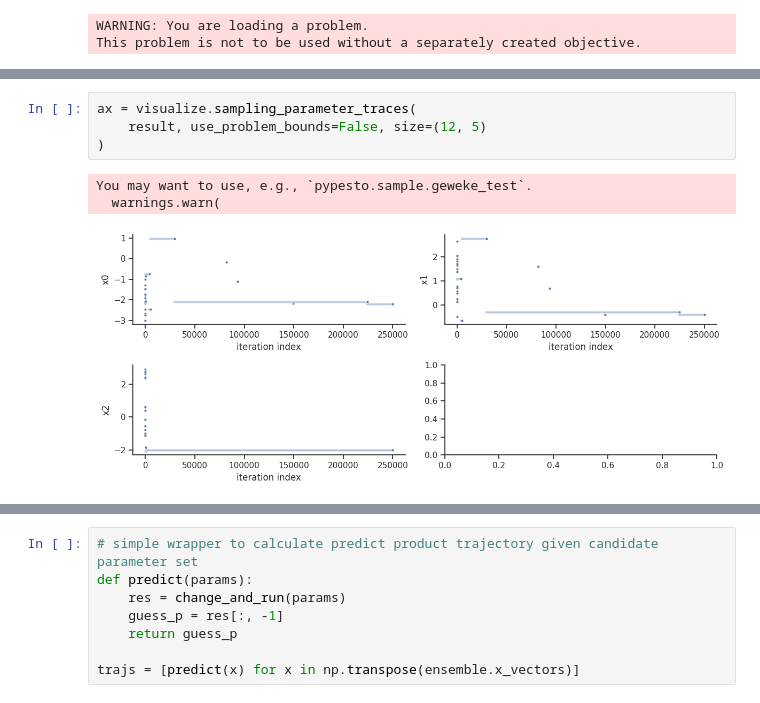
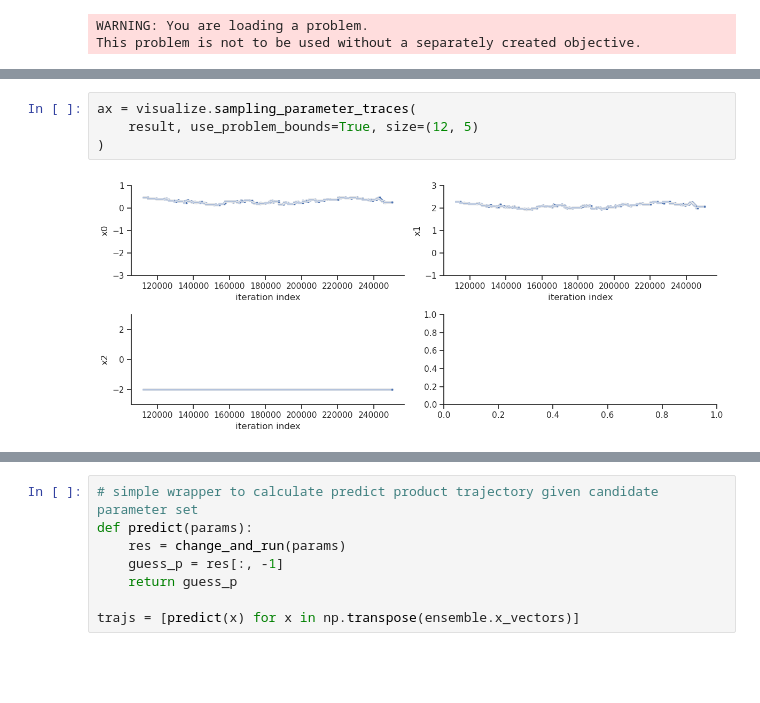
Before and after one commit to LarkinIt/ModelCalibrationExamples, a Jupyter notebook: Michaelis-Menten/mm_example.ipynb, the cells around one changed output, grey strips where cells are left out. Saved outputs shown, nothing was run; the diff lists cells and outputs as text; blank space fills up the shorter version.

```diff
--- a/Michaelis-Menten/mm_example.ipynb
+++ b/Michaelis-Menten/mm_example.ipynb
@@ -280,11 +297,9 @@ plt.xlabel('Parameter Symbol'); plt.ylabel('Parameter Value');
 # %%
 ax = visualize.sampling_parameter_traces(
-    result, use_problem_bounds=False, size=(12, 5)
+    result, use_problem_bounds=True, size=(12, 5)
 )
 # %% [output]
-You may want to use, e.g., `pypesto.sample.geweke_test`.
-  warnings.warn(
-[figure, old version]
+[figure, new version]
 # %%
 post = result.sample_result['trace_neglogpost']
 
```
Also changed, not shown: parts of 20 cells of this notebook.
